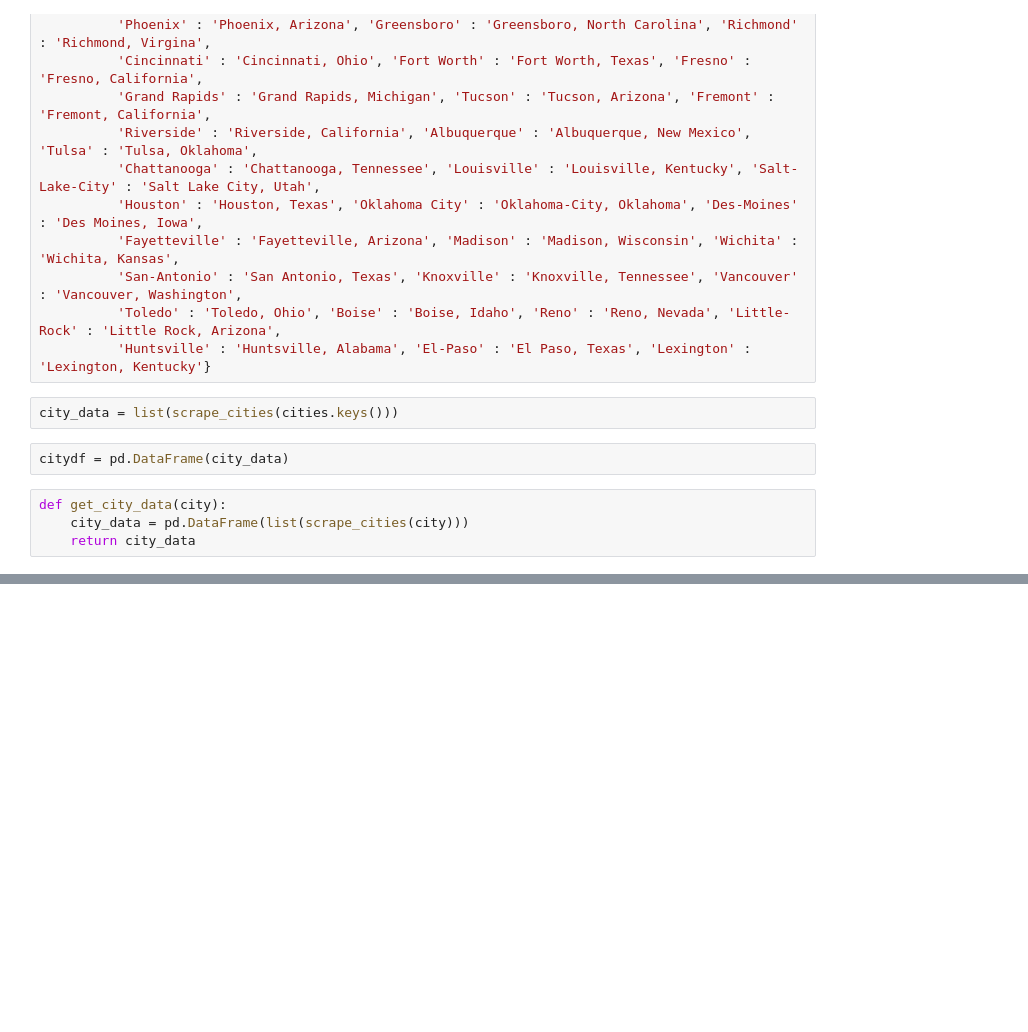
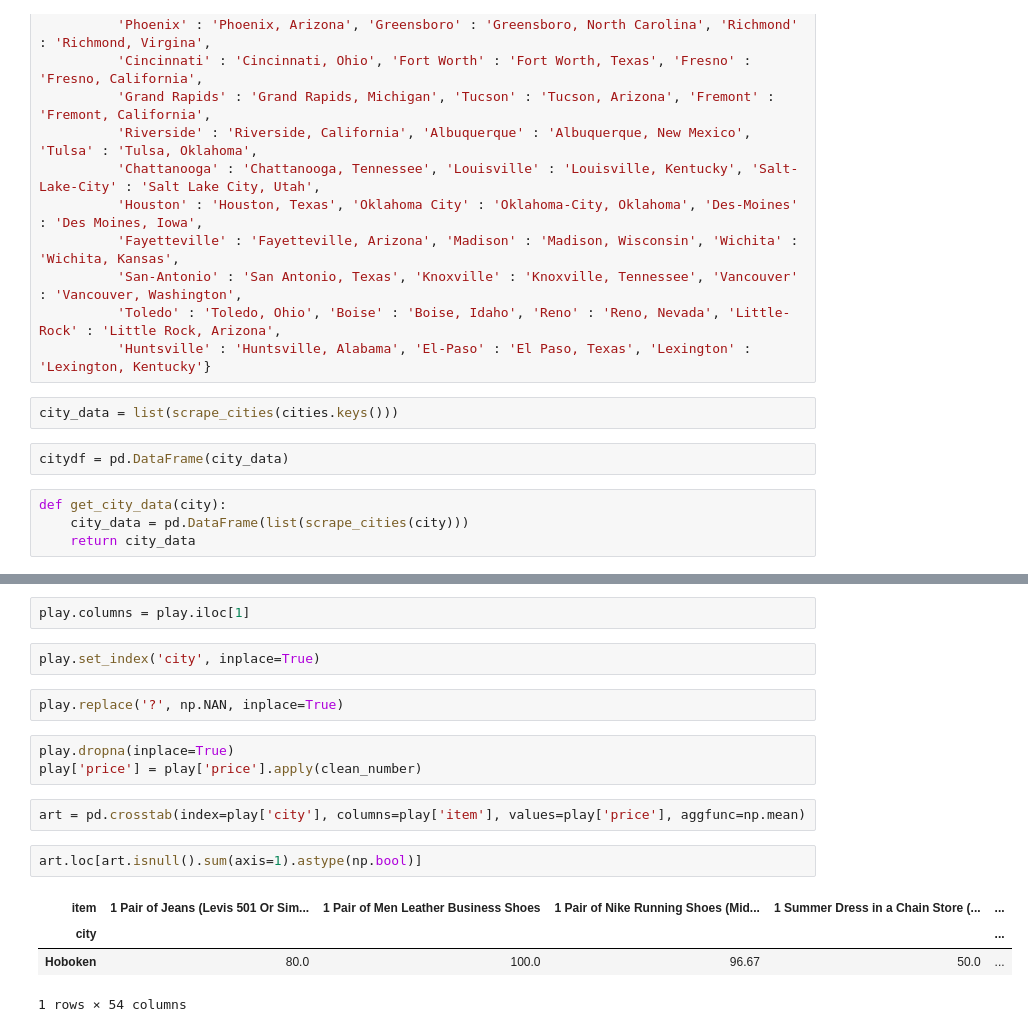
Before and after one commit to Beige-Coffee/LifeStyleDesign, a Jupyter notebook: Cost_of_living_function.ipynb, the cells around one changed output, grey strips where cells are left out. Cells and saved outputs as stored; diff of their text form; blank space fills up the shorter version.

```diff
--- a/Cost_of_living_function.ipynb
+++ b/Cost_of_living_function.ipynb
@@ -221,0 +197,18 @@ get_city_data(['Hoboken'])
+# %%
+play.columns = play.iloc[1]
+# %%
+play.set_index('city', inplace=True)
+# %%
+play.replace('?', np.NAN, inplace=True)
+# %%
+play.dropna(inplace=True)
+play['price'] = play['price'].apply(clean_number)
+# %%
+art = pd.crosstab(index=play['city'], columns=play['item'], values=play['price'], aggfunc=np.mean)
+# %%
+art.loc[art.isnull().sum(axis=1).astype(np.bool)]
+# %% [output]
+| item | 1 Pair of Jeans (Levis 501 Or Sim... | 1 Pair of Men Leather Business Shoes | 1 Pair of Nike Running Shoes (Mid... | 1 Summer Dress in a Chain Store (... | ... |
+| city |  |  |  |  | ... |
+| Hoboken | 80.0 | 100.0 | 96.67 | 50.0 | ... |
+1 rows × 54 columns
```
Also changed, not shown: parts of 12 cells of this notebook.
